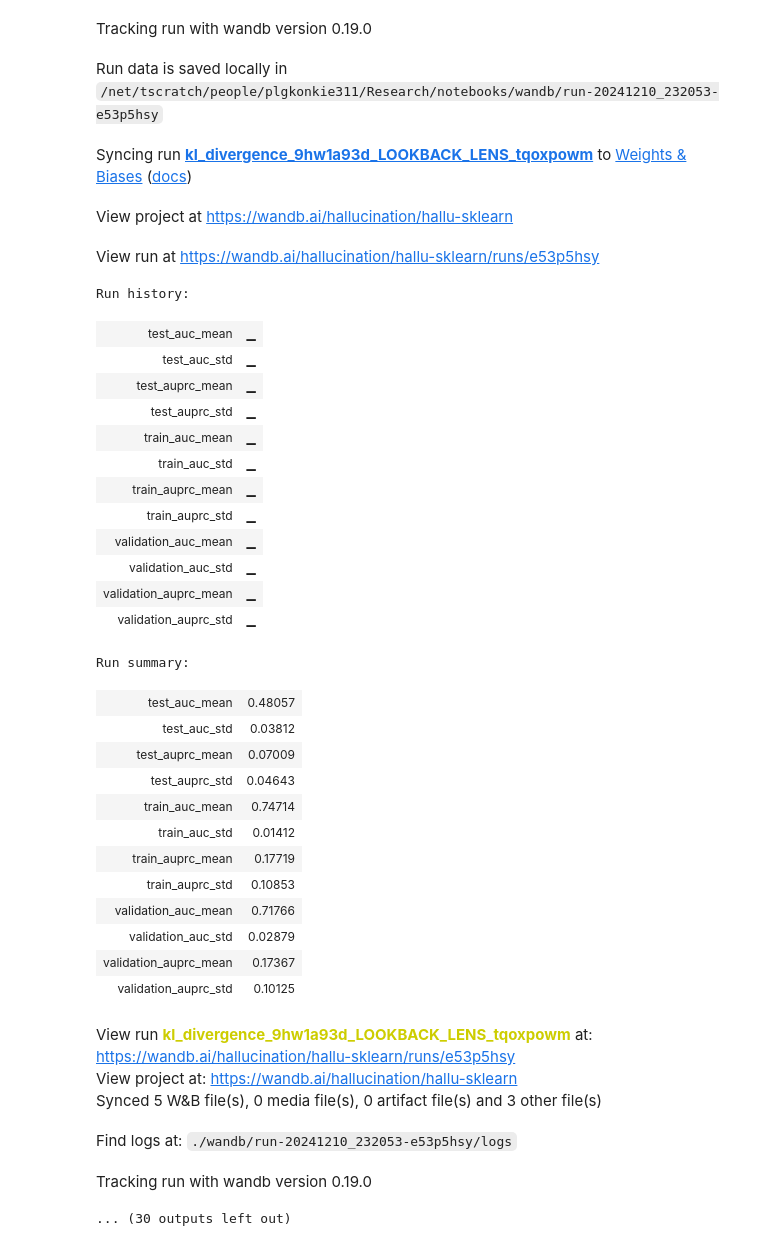
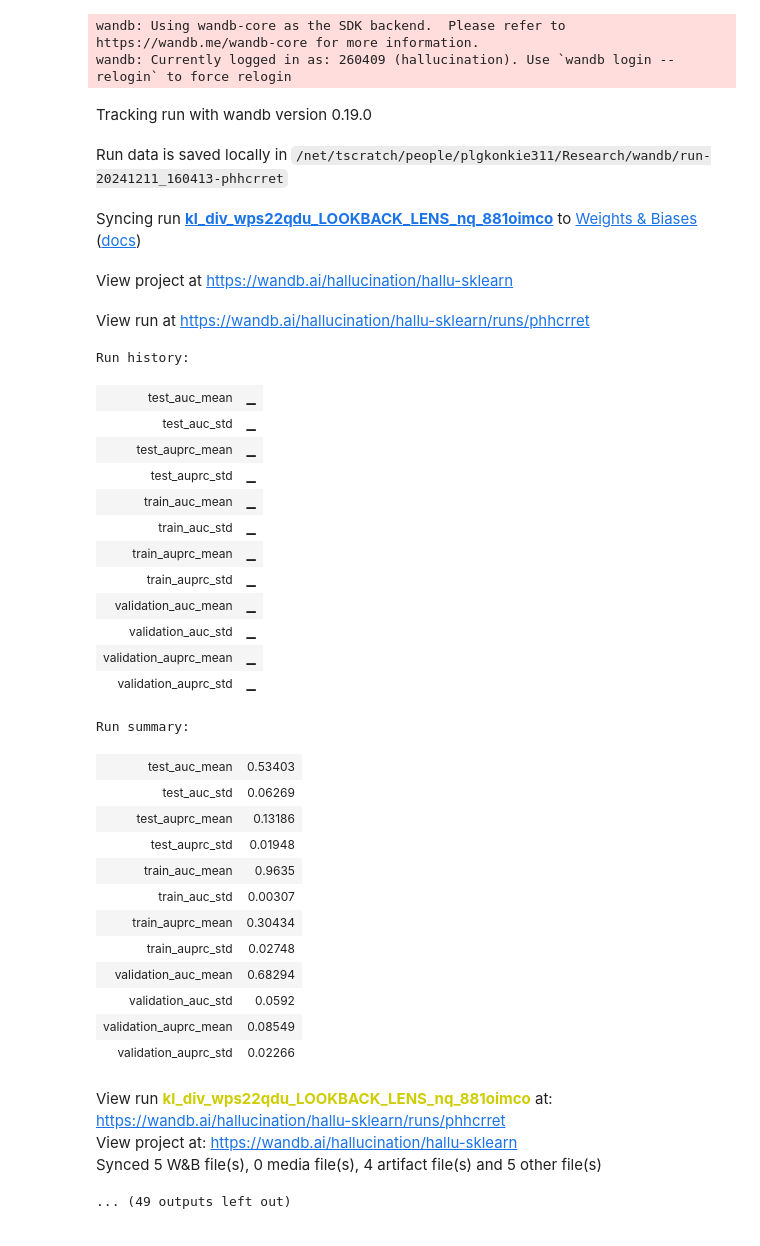
Before and after one commit to Hallucination-LLM/Research, a Jupyter notebook: notebooks/test_attentions_konrad.ipynb, the cells around one changed output. Drawn from its saved outputs; the diff is of its cells as text; code cells hidden in the pictures.

Commit message:
auto trainer

```diff
--- a/notebooks/test_attentions_konrad.ipynb
+++ b/notebooks/test_attentions_konrad.ipynb
@@ -8,9 +8,14 @@ import pandas as pd
 load_dotenv()
 hf_token = os.getenv("HF_TOKEN")
 # %%
-df_gemma = pd.read_parquet("../data/gemma_att_kl_0_7000_df.parquet")
-df_cnn = pd.read_parquet("../data/cnn_att_kl_0_1000_df.parquet")
-df_xsum = pd.read_parquet("../data/xsum_kl_0_1000_df.parquet")
+NAME = 'kl_div'
+
+df_gemma = pd.read_parquet("./data/gemma_att_kl_0_7000_df.parquet")
+df_cnn = pd.read_parquet("./data/cnn_att_kl_0_1000_df.parquet")
+df_xsum = pd.read_parquet("./data/xsum_kl_0_1000_df.parquet")
+
+# df_cnn = pd.DataFrame()
+# df_xsum = pd.DataFrame()
 # %%
 # df_gemma = pd.DataFrame()
 
@@ -135,17 +63,24 @@ for dataset in datasets:
+# %%
+pipeline = Pipeline([
+            ('scaler', StandardScaler()),  # Scale the data
+            ('undersampler', RandomUnderSampler(random_state=42)),  # Undersample the majority class
+            ('model', LGBMClassifier(n_jobs=-1, random_state=42))  # Train a model
+        ])
 # %%
-from golemai.ml.wandb_trainer import WandbTrainer
+from golemai.ml.sklearn_auto_trainer import SklearnAutoTrainer
 
-trainer = WandbTrainer(
+trainer = SklearnAutoTrainer(
     project_name="hallu-sklearn",
 )
 
 df_all = pd.concat([df_gemma, df_cnn, df_xsum])
 
 
+
 trainer.evaluate(
     pipeline,
     df_all,
-    group_name="kl_divergence",
+    group_name=NAME,
     description="Test of kl divergence on all datasets",
 )
 # %% [output]
@@ -152,40 +104,40 @@ trainer.evaluate(
+wandb: Using wandb-core as the SDK backend.  Please refer to https://wandb.me/wandb-core for more information.
+wandb: Currently logged in as: 260409 (hallucination). Use `wandb login --relogin` to force relogin
 Tracking run with wandb version 0.19.0
-Run data is saved locally in /net/tscratch/people/plgkonkie311/Research/notebooks/wandb/run-20241210_232053-e53p5hsy
+Run data is saved locally in /net/tscratch/people/plgkonkie311/Research/wandb/run-20241211_160413-phhcrret
-Syncing run kl_divergence_9hw1a93d_LOOKBACK_LENS_tqoxpowm to Weights & Biases (docs)
+Syncing run kl_div_wps22qdu_LOOKBACK_LENS_nq_881oimco to Weights & Biases (docs)
 View project at https://wandb.ai/hallucination/hallu-sklearn
-View run at https://wandb.ai/hallucination/hallu-sklearn/runs/e53p5hsy
+View run at https://wandb.ai/hallucination/hallu-sklearn/runs/phhcrret
-Run history:
+Run history:
 | test_auc_mean | ▁ |
 | test_auc_std | ▁ |
 | test_auprc_mean | ▁ |
 | test_auprc_std | ▁ |
 | train_auc_mean | ▁ |
 | train_auc_std | ▁ |
 | train_auprc_mean | ▁ |
 | train_auprc_std | ▁ |
 | validation_auc_mean | ▁ |
 | validation_auc_std | ▁ |
 | validation_auprc_mean | ▁ |
 | validation_auprc_std | ▁ |
-Run summary:
+Run summary:
-| test_auc_mean | 0.48057 |
-| test_auc_std | 0.03812 |
-| test_auprc_mean | 0.07009 |
-| test_auprc_std | 0.04643 |
-| train_auc_mean | 0.74714 |
-| train_auc_std | 0.01412 |
-| train_auprc_mean | 0.17719 |
-| train_auprc_std | 0.10853 |
-| validation_auc_mean | 0.71766 |
-| validation_auc_std | 0.02879 |
-| validation_auprc_mean | 0.17367 |
-| validation_auprc_std | 0.10125 |
+| test_auc_mean | 0.53403 |
+| test_auc_std | 0.06269 |
+| test_auprc_mean | 0.13186 |
+| test_auprc_std | 0.01948 |
+| train_auc_mean | 0.9635 |
+| train_auc_std | 0.00307 |
+| train_auprc_mean | 0.30434 |
+| train_auprc_std | 0.02748 |
+| validation_auc_mean | 0.68294 |
+| validation_auc_std | 0.0592 |
+| validation_auprc_mean | 0.08549 |
+| validation_auprc_std | 0.02266 |
-View run kl_divergence_9hw1a93d_LOOKBACK_LENS_tqoxpowm at: https://wandb.ai/hallucination/hallu-sklearn/runs/e53p5hsy
+View run kl_div_wps22qdu_LOOKBACK_LENS_nq_881oimco at: https://wandb.ai/hallucination/hallu-sklearn/runs/phhcrret
 View project at: https://wandb.ai/hallucination/hallu-sklearn
-Synced 5 W&B file(s), 0 media file(s), 0 artifact file(s) and 3 other file(s)
+Synced 5 W&B file(s), 0 media file(s), 4 artifact file(s) and 5 other file(s)
-Find logs at: ./wandb/run-20241210_232053-e53p5hsy/logs
-Tracking run with wandb version 0.19.0
-... (30 outputs left out)
+... (49 outputs left out)
 # %%
 # import torch
 # from torch import nn
```
Also changed, not shown: parts of 3 cells of this notebook, 1 other file.
